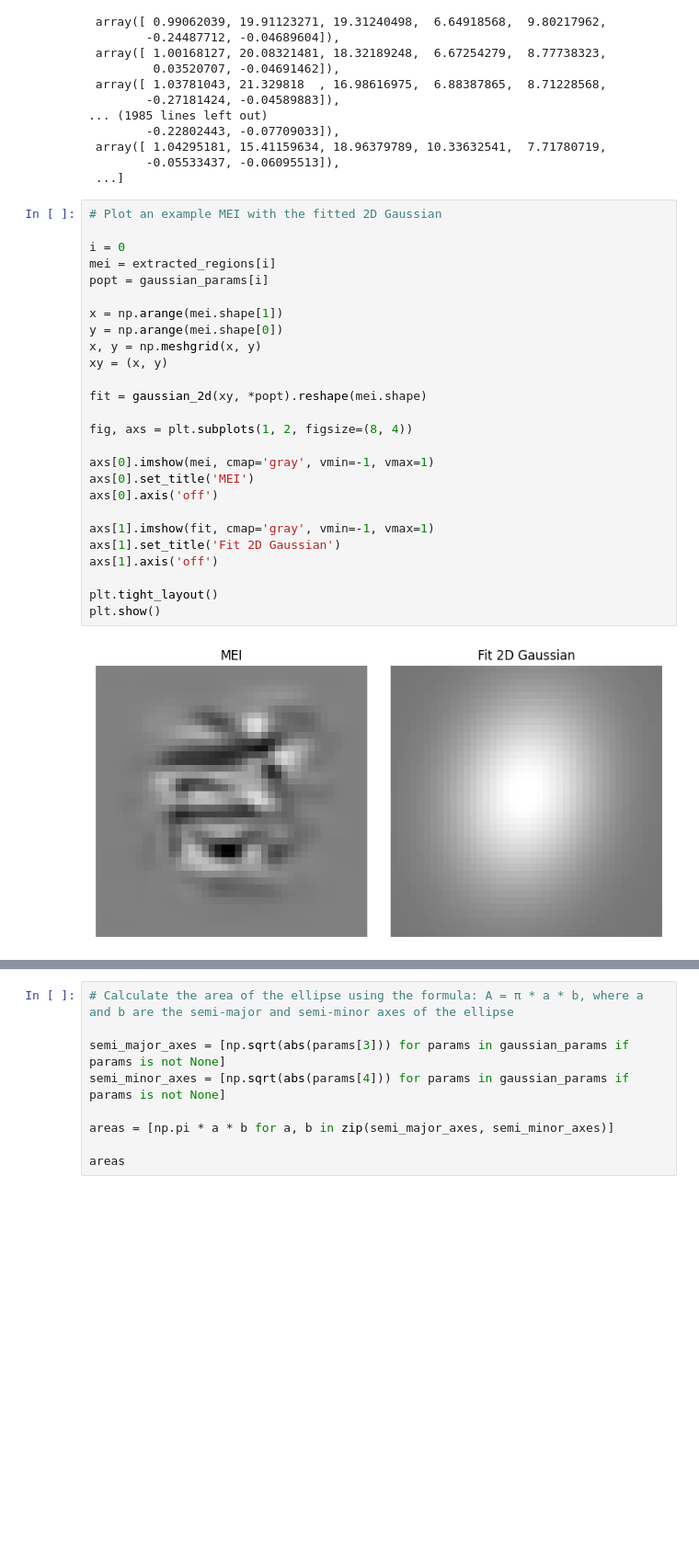
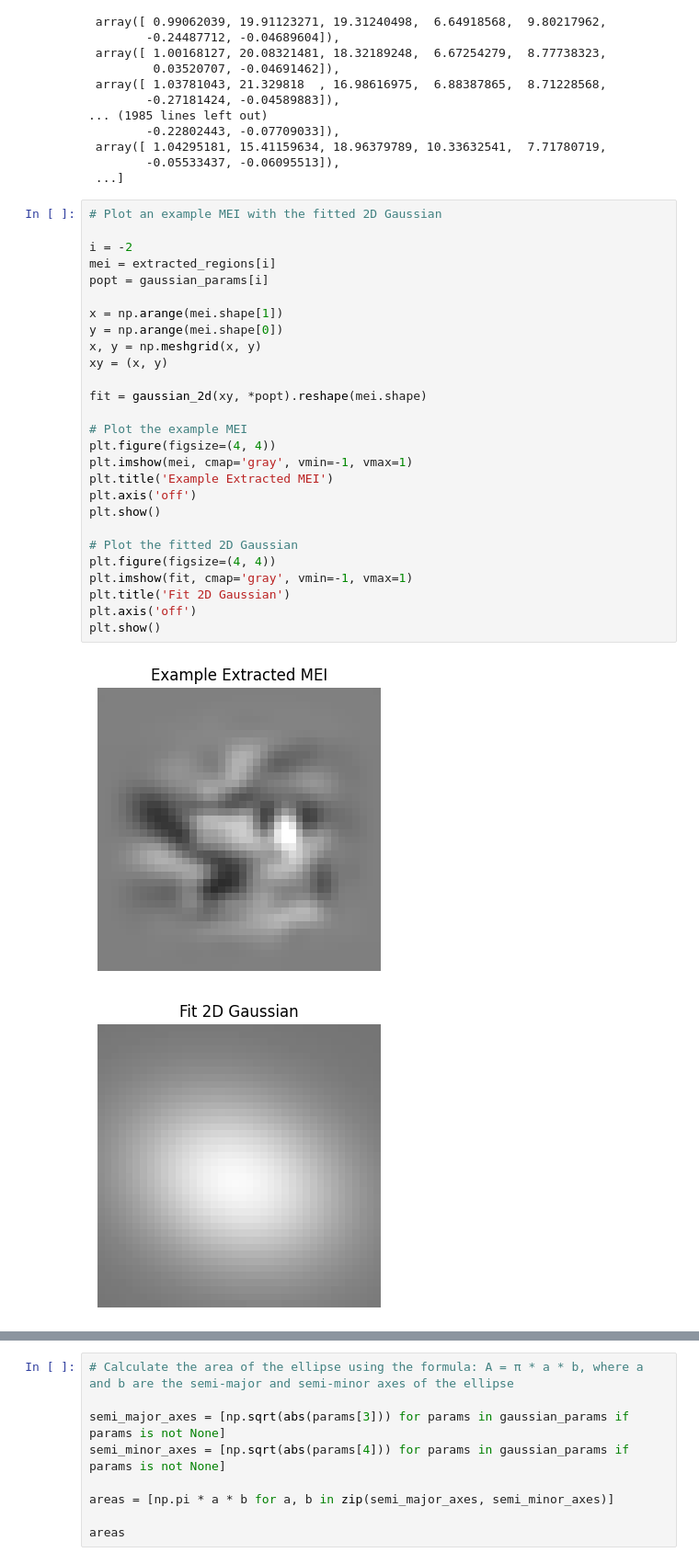
Before and after one commit to ananaphasia/Petreanu_MEI_generation, a Jupyter notebook: 06_UMAP_analysis.ipynb, the cells around one changed output, grey strips where cells are left out. Shown at 92% size. Drawn from its saved outputs; the diff is of its cells as text; blank space fills up the shorter version.

```diff
--- a/06_UMAP_analysis.ipynb
+++ b/06_UMAP_analysis.ipynb
@@ -941,28 +958,30 @@ gaussian_params
 # %%
 # Plot an example MEI with the fitted 2D Gaussian
 
-i = 0
+i = -2
 mei = extracted_regions[i]
 popt = gaussian_params[i]
 
 x = np.arange(mei.shape[1])
 y = np.arange(mei.shape[0])
 x, y = np.meshgrid(x, y)
 xy = (x, y)
 
 fit = gaussian_2d(xy, *popt).reshape(mei.shape)
 
-fig, axs = plt.subplots(1, 2, figsize=(8, 4))
+# Plot the example MEI
+plt.figure(figsize=(4, 4))
+plt.imshow(mei, cmap='gray', vmin=-1, vmax=1)
+plt.title('Example Extracted MEI')
+plt.axis('off')
+plt.show()
 
-axs[0].imshow(mei, cmap='gray', vmin=-1, vmax=1)
-axs[0].set_title('MEI')
-axs[0].axis('off')
-
-axs[1].imshow(fit, cmap='gray', vmin=-1, vmax=1)
-axs[1].set_title('Fit 2D Gaussian')
-axs[1].axis('off')
-
-plt.tight_layout()
+# Plot the fitted 2D Gaussian
+plt.figure(figsize=(4, 4))
+plt.imshow(fit, cmap='gray', vmin=-1, vmax=1)
+plt.title('Fit 2D Gaussian')
+plt.axis('off')
 plt.show()
 # %% [output]
-[figure, old version]
+[figure, new version]
+[figure, added]
```
Also changed, not shown: parts of 36 cells of this notebook, 1 other file.
